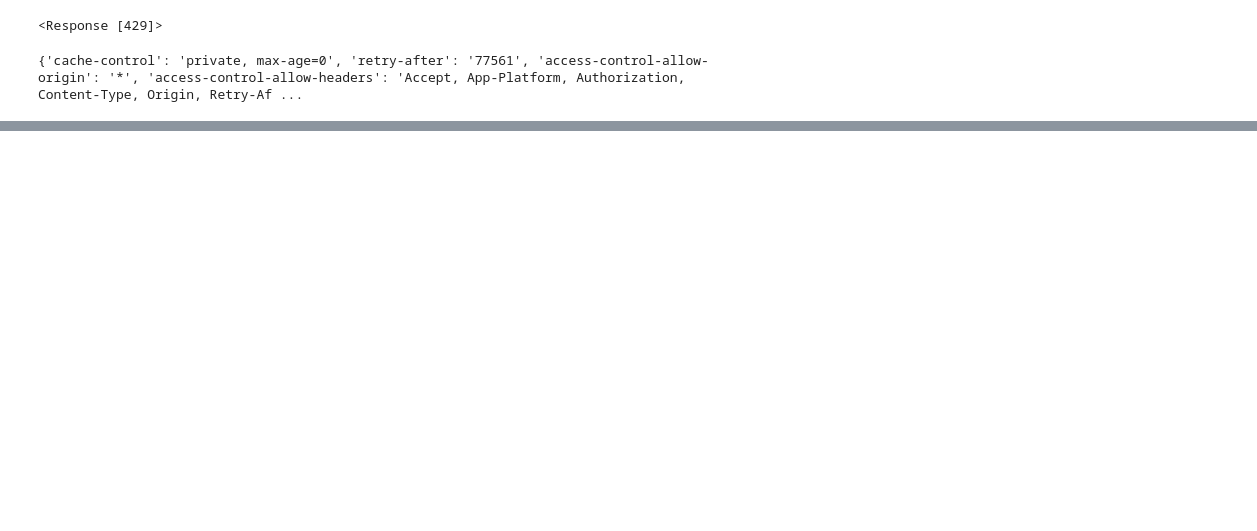
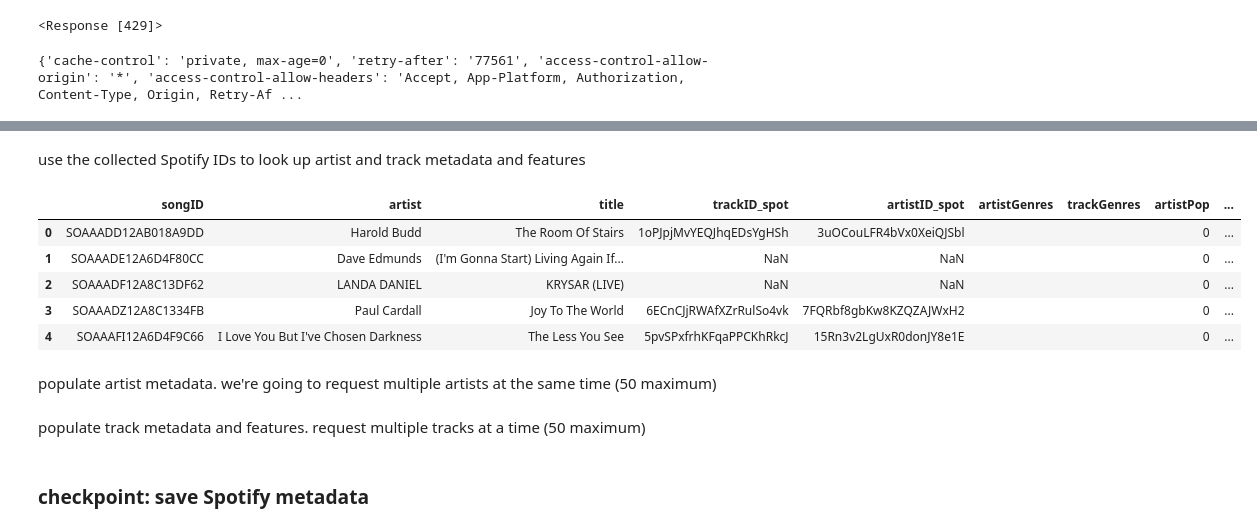
Before and after one commit to smehdizadeh/CSCI5622_Machine-Learning, a Jupyter notebook: dataset-creation.ipynb, the cells around one changed output, grey strips where cells are left out. Drawn from its saved outputs; the diff is of its cells as text; code cells hidden in the pictures; blank space fills up the shorter version.

Commit message:
get and merge spotify metadata

```diff
--- a/dataset-creation.ipynb
+++ b/dataset-creation.ipynb
@@ -740,2 +760,6 @@ r.headers
 # %%
 songs.to_csv('spotifyIDs.csv')
+# %%
+songs = pd.read_csv('spotifyIDs.csv', index_col=0, header=0, dtype={'songID': str, 'artist': str,
+    'title': str, 'trackID_spot': str, 'artistID_spot': str})
+songs.head()
@@ -741,0 +773,37 @@ songs.to_csv('spotifyIDs.csv')
+# %% [markdown]
+use the collected Spotify IDs to look up artist and track metadata and features
+# %%
+#add columns for attributes to add
+
+#genre info
+songs['artistGenres'] = ''
+
+#popularity measure
+songs['artistPop'] = 0
+songs['trackPop'] = 0
+
+#acoustic features
+songs['trackAcoustic'] = 0.0
+songs['trackDanceable'] = 0.0
+songs['trackDurMS'] = 0
+songs['trackEnergy'] = 0.0
+songs['trackInstrum'] = 0.0
+songs['trackKey'] = 0
+songs['trackLoud'] = 0.0
+songs['trackMode'] = 0
+songs['trackSpeech'] = 0.0
+songs['trackTempo'] = 0.0
+songs['trackVal'] = 0.0
+
+songs['albumYear'] = '' #release date
+
+songs.head()
+# %% [output]
+|  | songID | artist | title | trackID_spot | artistID_spot | artistGenres | trackGenres | artistPop | ... |
+| 0 | SOAAADD12AB018A9DD | Harold Budd | The Room Of Stairs | 1oPJpjMvYEQJhqEDsYgHSh | 3uOCouLFR4bVx0XeiQJSbl |  |  | 0 | ... |
+| 1 | SOAAADE12A6D4F80CC | Dave Edmunds | (I'm Gonna Start) Living Again If... | NaN | NaN |  |  | 0 | ... |
+| 2 | SOAAADF12A8C13DF62 | LANDA DANIEL | KRYSAR (LIVE) | NaN | NaN |  |  | 0 | ... |
+| 3 | SOAAADZ12A8C1334FB | Paul Cardall | Joy To The World | 6ECnCJjRWAfXZrRulSo4vk | 7FQRbf8gbKw8KZQZAJWxH2 |  |  | 0 | ... |
+| 4 | SOAAAFI12A6D4F9C66 | I Love You But I've Chosen Darkness | The Less You See | 5pvSPxfrhKFqaPPCKhRkcJ | 15Rn3v2LgUxR0donJY8e1E |  |  | 0 | ... |
+# %% [markdown]
+populate artist metadata. we're going to request multiple artists at the same time (50 maximum)
@@ -741,0 +840,2 @@ songs.to_csv('spotifyIDs.csv')
+# %% [markdown]
+populate track metadata and features. request multiple tracks at a time (50 maximum)
@@ -741,0 +911,2 @@ songs.to_csv('spotifyIDs.csv')
+# %% [markdown]
+### checkpoint: save Spotify metadata
```
Also changed, not shown: parts of 17 cells of this notebook.
